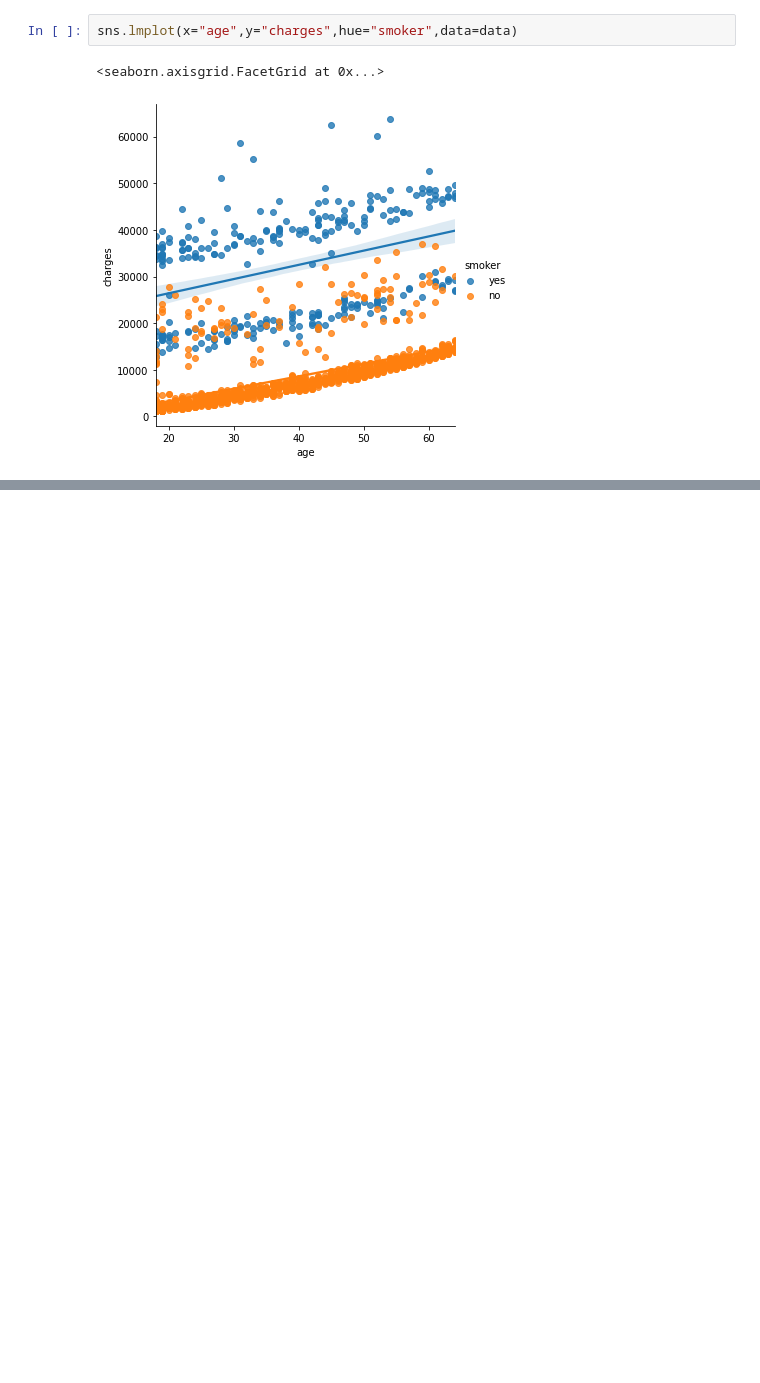
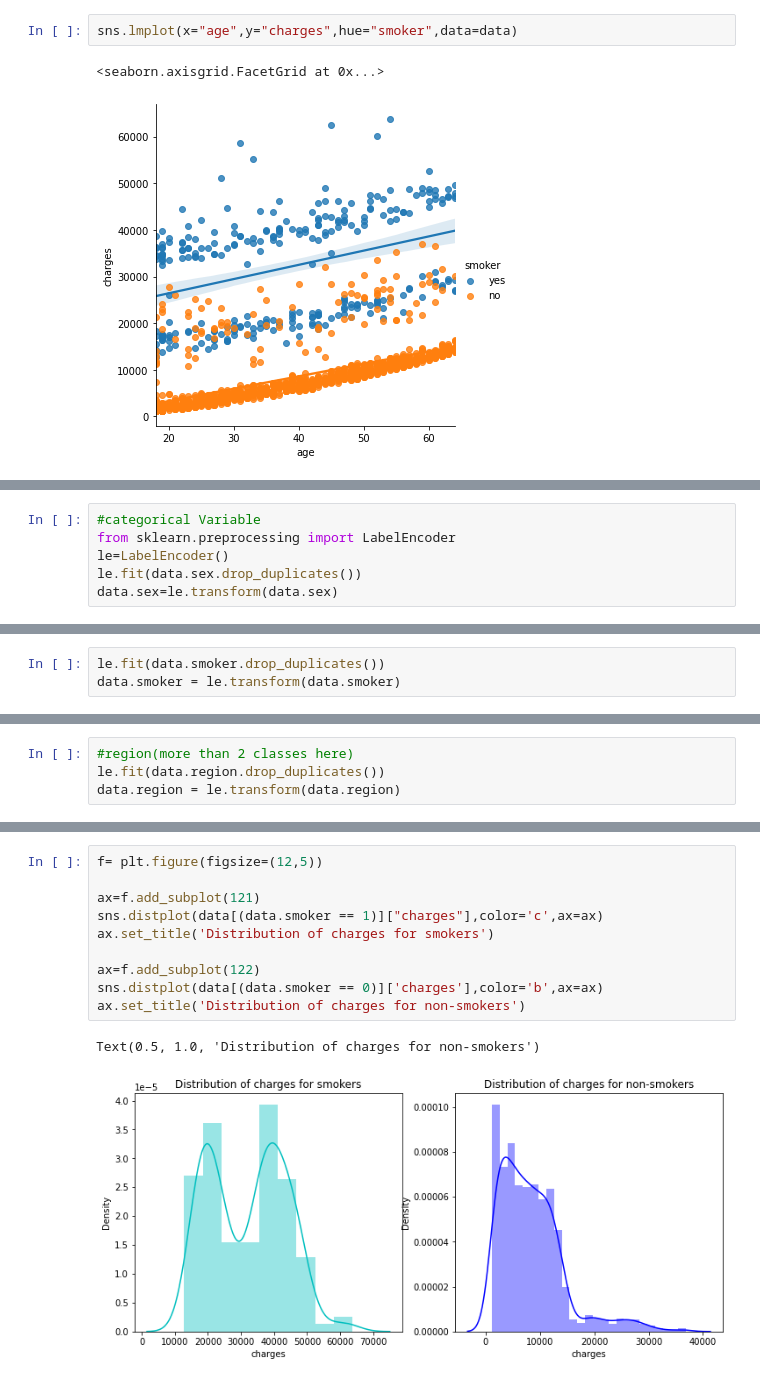
Before and after one commit to dhaniyapatta/ADG-ML, a Jupyter notebook: Linear Regression/Medical.ipynb, the cells around one changed output, grey strips where cells are left out. Saved outputs shown, nothing was run; the diff lists cells and outputs as text; blank space fills up the shorter version.

```diff
--- a/Linear Regression/Medical.ipynb
+++ b/Linear Regression/Medical.ipynb
@@ -55,0 +54,6 @@ sns.lmplot(x="age",y="charges",hue="smoker",data=data)
+# %%
+#categorical Variable
+from sklearn.preprocessing import LabelEncoder
+le=LabelEncoder()
+le.fit(data.sex.drop_duplicates())
+data.sex=le.transform(data.sex)
@@ -55,0 +66,3 @@ sns.lmplot(x="age",y="charges",hue="smoker",data=data)
+# %%
+le.fit(data.smoker.drop_duplicates())
+data.smoker = le.transform(data.smoker)
@@ -55,0 +78,4 @@ sns.lmplot(x="age",y="charges",hue="smoker",data=data)
+# %%
+#region(more than 2 classes here)
+le.fit(data.region.drop_duplicates())
+data.region = le.transform(data.region)
@@ -55,0 +92,13 @@ sns.lmplot(x="age",y="charges",hue="smoker",data=data)
+# %%
+f= plt.figure(figsize=(12,5))
+
+ax=f.add_subplot(121)
+sns.distplot(data[(data.smoker == 1)]["charges"],color='c',ax=ax)
+ax.set_title('Distribution of charges for smokers')
+
+ax=f.add_subplot(122)
+sns.distplot(data[(data.smoker == 0)]['charges'],color='b',ax=ax)
+ax.set_title('Distribution of charges for non-smokers')
+# %% [output]
+Text(0.5, 1.0, 'Distribution of charges for non-smokers')
+[figure, added]
```
Also changed, not shown: parts of 33 cells of this notebook.
